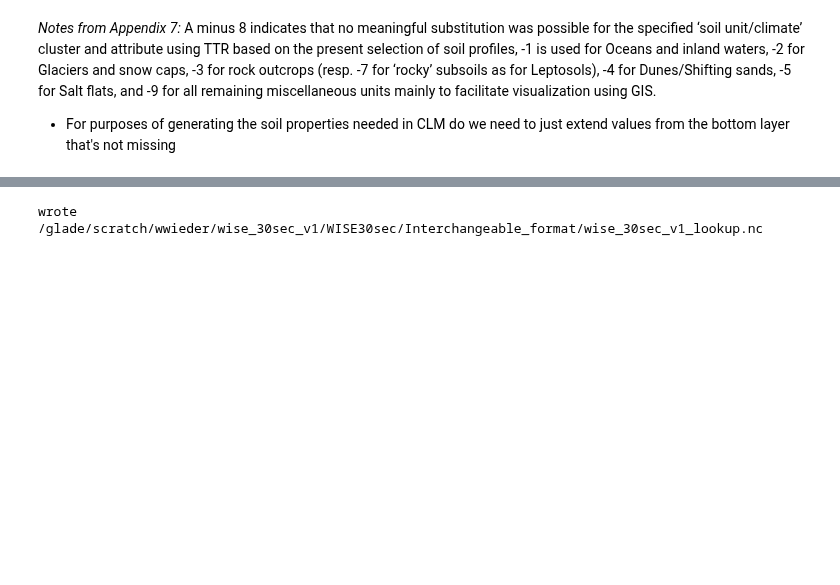
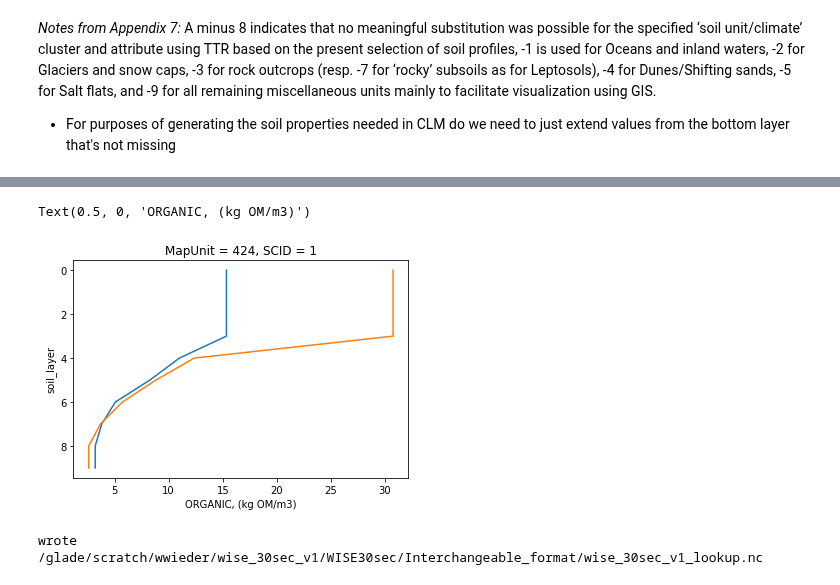
Before and after one commit to wwieder/ctsm_py, a Jupyter notebook: notebooks/tiff2nc-WISE.ipynb, the cells around one changed output, grey strips where cells are left out. Saved outputs shown, nothing was run; the diff lists cells and outputs as text; code cells hidden in the pictures; blank space fills up the shorter version.

Commit message:
include ORGANIC example

```diff
--- a/notebooks/tiff2nc-WISE.ipynb
+++ b/notebooks/tiff2nc-WISE.ipynb
@@ -232,3 +232,12 @@ dsOUT['PCT_SAND'].isel(MapUnit=1,SCID=0).plot() ;
+# %%
+ORGANIC = dsOUT['ORGC'] * dsOUT['BULK'] * (100-dsOUT['CFRAG']) / 100 / 0.58
+ORGANIC.isel(MapUnit=100,SCID=0).plot(y='soil_layer') ;
+ORGANIC.isel(MapUnit=110,SCID=0).plot(y='soil_layer') ;
+plt.gca().invert_yaxis()
+plt.xlabel('ORGANIC, (kg OM/m3)')
+# %% [output]
+Text(0.5, 0, 'ORGANIC, (kg OM/m3)')
+[figure, added]
 # %%
 ## Write out .nc file
 fout = path + 'wise_30sec_v1_lookup.nc'
```
Also changed, not shown: parts of 2 cells of this notebook.
